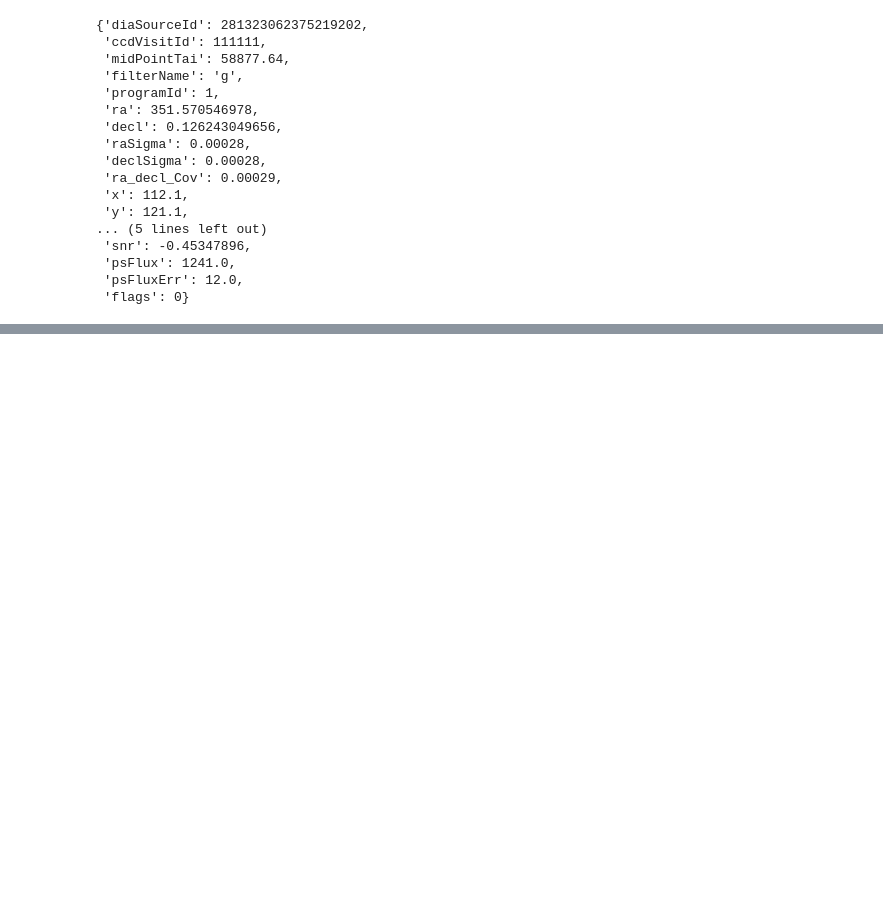
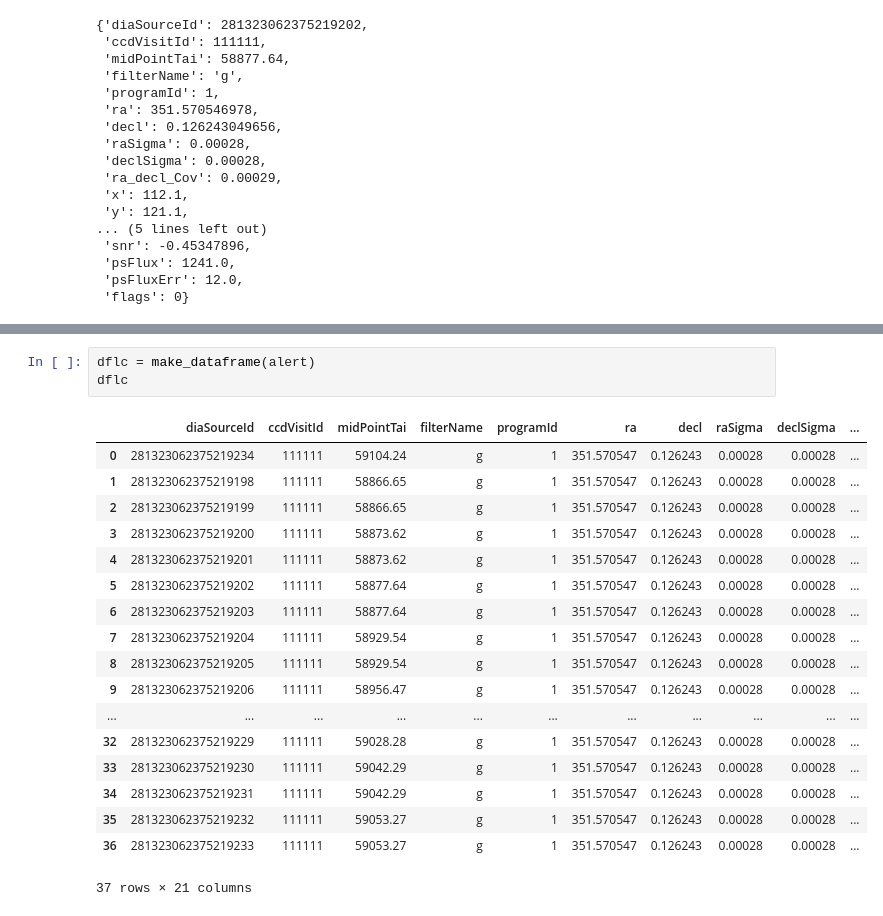
Before and after one commit to LSSTDESC/plasticc_alerts, a Jupyter notebook: Examples/demo_serialize_alerts.ipynb, the cells around one changed output, grey strips where cells are left out. Drawn from its saved outputs; the diff is of its cells as text; blank space fills up the shorter version.

```diff
--- a/Examples/demo_serialize_alerts.ipynb
+++ b/Examples/demo_serialize_alerts.ipynb
@@ -249,0 +246,22 @@ alert['diaSource']
+# %%
+dflc = make_dataframe(alert)
+dflc
+# %% [output]
+|  | diaSourceId | ccdVisitId | midPointTai | filterName | programId | ra | decl | raSigma | declSigma | ... |
+| 0 | 281323062375219234 | 111111 | 59104.24 | g | 1 | 351.570547 | 0.126243 | 0.00028 | 0.00028 | ... |
+| 1 | 281323062375219198 | 111111 | 58866.65 | g | 1 | 351.570547 | 0.126243 | 0.00028 | 0.00028 | ... |
+| 2 | 281323062375219199 | 111111 | 58866.65 | g | 1 | 351.570547 | 0.126243 | 0.00028 | 0.00028 | ... |
+| 3 | 281323062375219200 | 111111 | 58873.62 | g | 1 | 351.570547 | 0.126243 | 0.00028 | 0.00028 | ... |
+| 4 | 281323062375219201 | 111111 | 58873.62 | g | 1 | 351.570547 | 0.126243 | 0.00028 | 0.00028 | ... |
+| 5 | 281323062375219202 | 111111 | 58877.64 | g | 1 | 351.570547 | 0.126243 | 0.00028 | 0.00028 | ... |
+| 6 | 281323062375219203 | 111111 | 58877.64 | g | 1 | 351.570547 | 0.126243 | 0.00028 | 0.00028 | ... |
+| 7 | 281323062375219204 | 111111 | 58929.54 | g | 1 | 351.570547 | 0.126243 | 0.00028 | 0.00028 | ... |
+| 8 | 281323062375219205 | 111111 | 58929.54 | g | 1 | 351.570547 | 0.126243 | 0.00028 | 0.00028 | ... |
+| 9 | 281323062375219206 | 111111 | 58956.47 | g | 1 | 351.570547 | 0.126243 | 0.00028 | 0.00028 | ... |
+| ... | ... | ... | ... | ... | ... | ... | ... | ... | ... | ... |
+| 32 | 281323062375219229 | 111111 | 59028.28 | g | 1 | 351.570547 | 0.126243 | 0.00028 | 0.00028 | ... |
+| 33 | 281323062375219230 | 111111 | 59042.29 | g | 1 | 351.570547 | 0.126243 | 0.00028 | 0.00028 | ... |
+| 34 | 281323062375219231 | 111111 | 59042.29 | g | 1 | 351.570547 | 0.126243 | 0.00028 | 0.00028 | ... |
+| 35 | 281323062375219232 | 111111 | 59053.27 | g | 1 | 351.570547 | 0.126243 | 0.00028 | 0.00028 | ... |
+| 36 | 281323062375219233 | 111111 | 59053.27 | g | 1 | 351.570547 | 0.126243 | 0.00028 | 0.00028 | ... |
+37 rows × 21 columns
```
Also changed, not shown: parts of 20 cells of this notebook.
